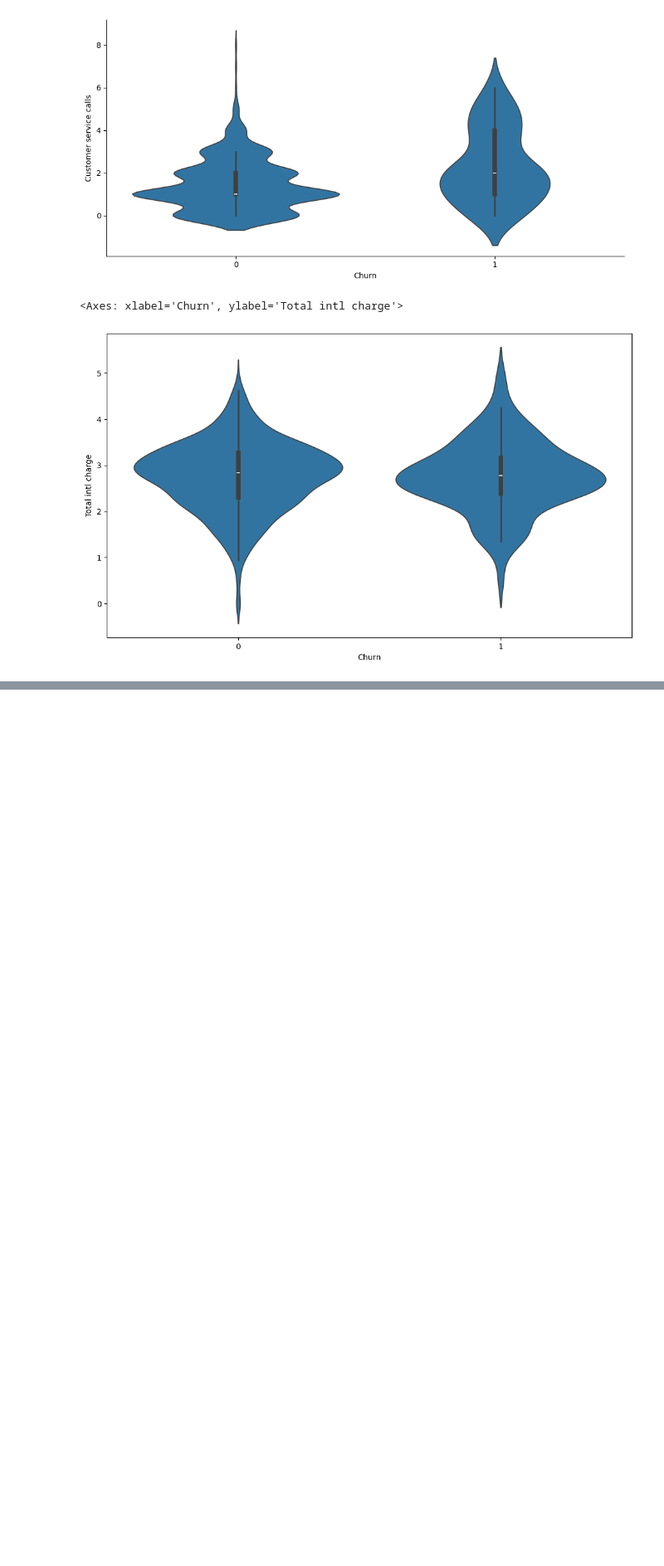
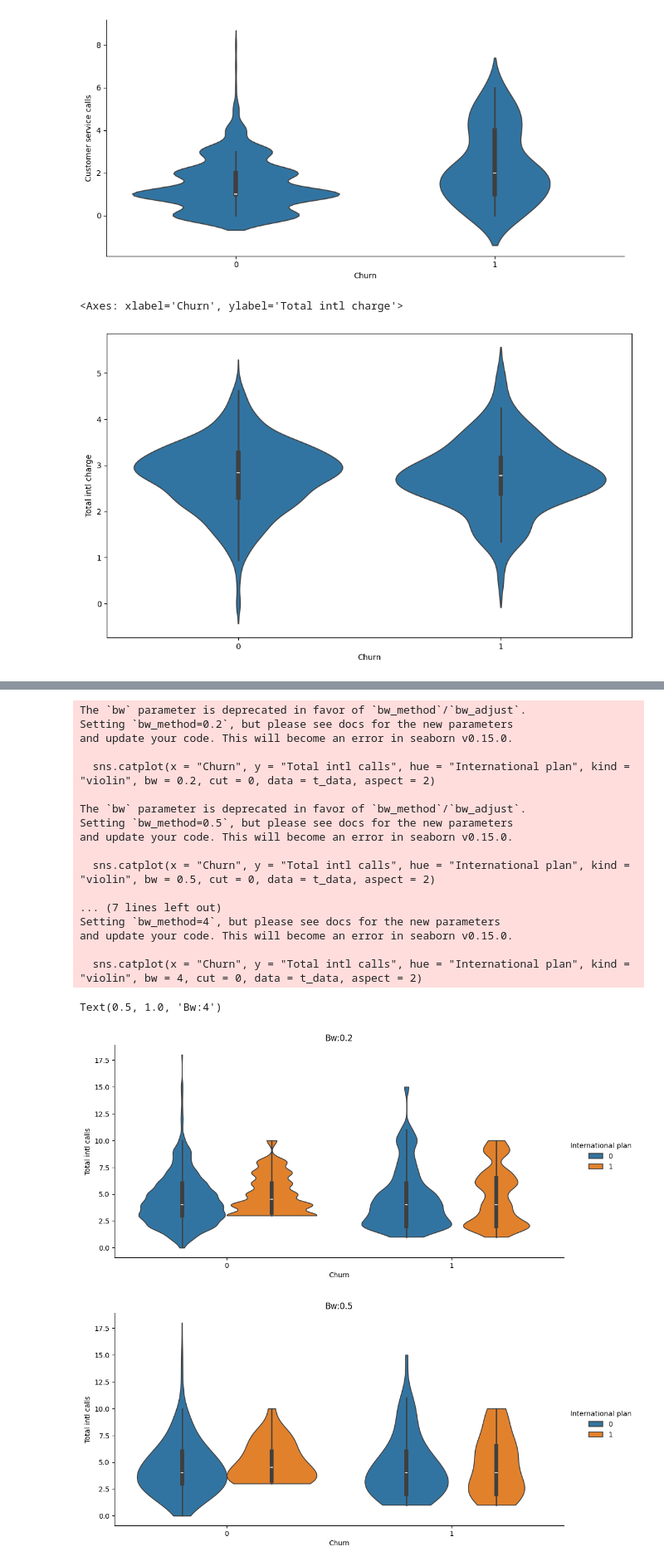
Before and after one commit to iwhite-booth21/PythonistaPractice, a Jupyter notebook: Python Statistical Plots Visualizing & Analyzing Data Using Seaborn/BoxPlots.ipynb, the cells around one changed output, grey strips where cells are left out. Shown at 83% size. Saved outputs shown, nothing was run; the diff lists cells and outputs as text; code cells hidden in the pictures; blank space fills up the shorter version.

```diff
--- a/Python Statistical Plots Visualizing & Analyzing Data Using Seaborn/BoxPlots.ipynb
+++ b/Python Statistical Plots Visualizing & Analyzing Data Using Seaborn/BoxPlots.ipynb
@@ -135,0 +159,39 @@ sns.violinplot(x = "Churn", y = "Total intl charge", data = t_data)
+# %%
+# Using a more detailed approach to do each plot - also using more info on the figure
+
+sns.catplot(x = "Churn", y = "Total intl calls", hue = "International plan", kind = "violin", bw = 0.2, cut = 0, data = t_data, aspect = 2)
+
+plt.title("Bw:0.2")
+
+sns.catplot(x = "Churn", y = "Total intl calls", hue = "International plan", kind = "violin", bw = 0.5, cut = 0, data = t_data, aspect = 2)
+
+plt.title("Bw:0.5")
+
+sns.catplot(x = "Churn", y = "Total intl calls", hue = "International plan", kind = "violin", bw = 1, cut = 0, data = t_data, aspect = 2)
+
+plt.title("Bw:1")
+
+sns.catplot(x = "Churn", y = "Total intl calls", hue = "International plan", kind = "violin", bw = 4, cut = 0, data = t_data, aspect = 2)
+
+plt.title("Bw:4")
+# %% [output]
+The `bw` parameter is deprecated in favor of `bw_method`/`bw_adjust`.
+Setting `bw_method=0.2`, but please see docs for the new parameters
+and update your code. This will become an error in seaborn v0.15.0.
+
+  sns.catplot(x = "Churn", y = "Total intl calls", hue = "International plan", kind = "violin", bw = 0.2, cut = 0, data = t_data, aspect = 2)
+
+The `bw` parameter is deprecated in favor of `bw_method`/`bw_adjust`.
+Setting `bw_method=0.5`, but please see docs for the new parameters
+and update your code. This will become an error in seaborn v0.15.0.
+
+  sns.catplot(x = "Churn", y = "Total intl calls", hue = "International plan", kind = "violin", bw = 0.5, cut = 0, data = t_data, aspect = 2)
+
+... (7 lines left out)
+Setting `bw_method=4`, but please see docs for the new parameters
+and update your code. This will become an error in seaborn v0.15.0.
+
+  sns.catplot(x = "Churn", y = "Total intl calls", hue = "International plan", kind = "violin", bw = 4, cut = 0, data = t_data, aspect = 2)
+Text(0.5, 1.0, 'Bw:4')
+[figure, added]
+[figure, added]
```
Also changed, not shown: parts of 9 cells of this notebook.
